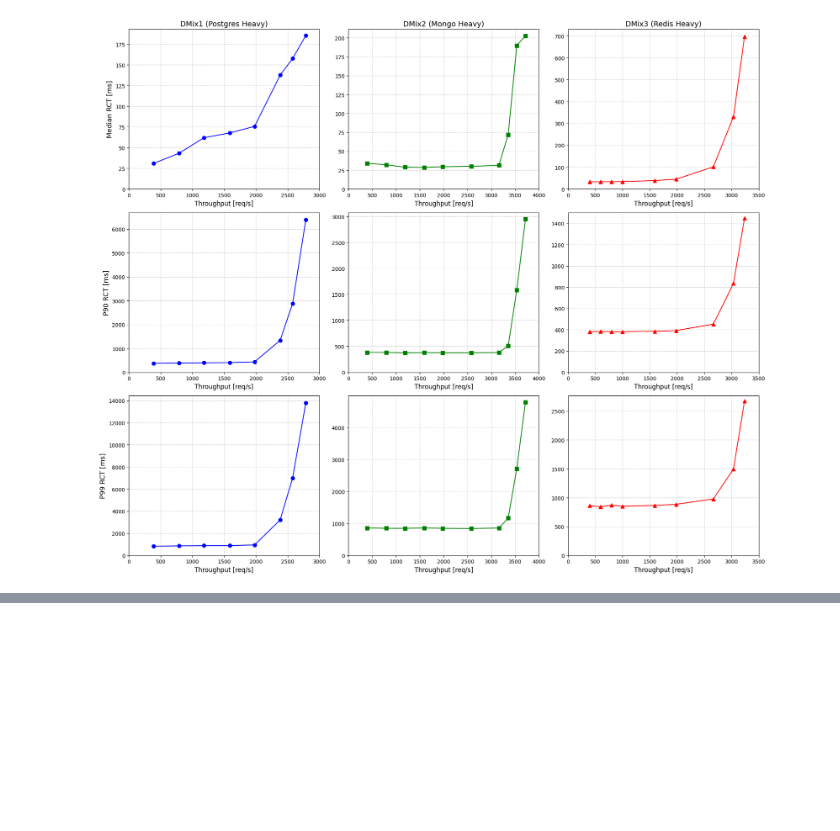
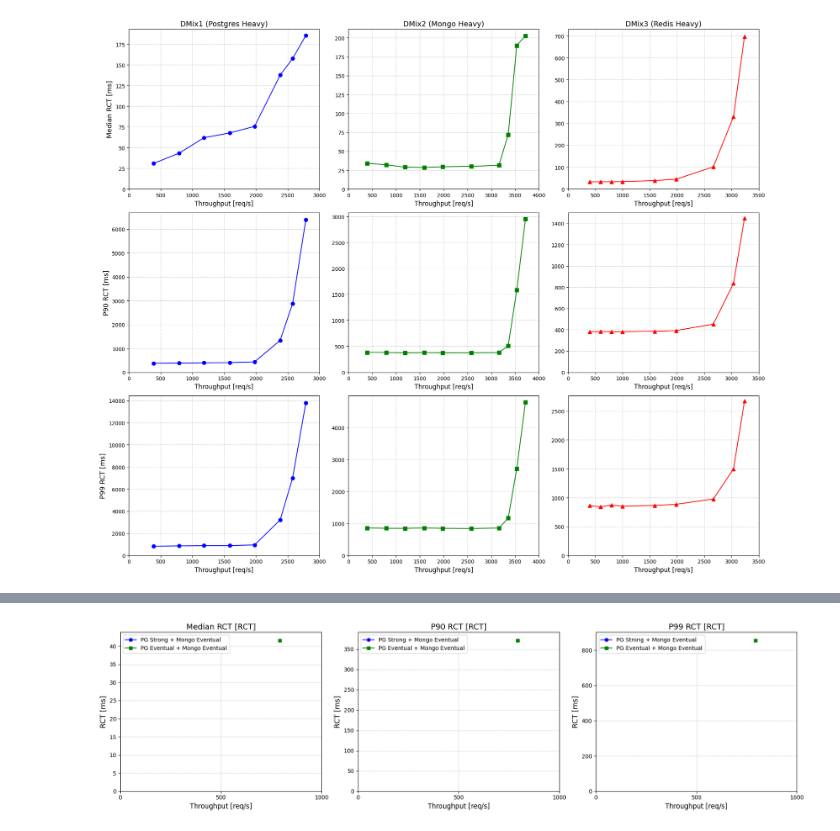
Before and after one commit to ritulS/MS_Benchmark, a Jupyter notebook: analysis_new.ipynb, the cells around one changed output, grey strips where cells are left out. Drawn from its saved outputs; the diff is of its cells as text; code cells hidden in the pictures; blank space fills up the shorter version.

```diff
--- a/analysis_new.ipynb
+++ b/analysis_new.ipynb
@@ -367,0 +401,79 @@ plot_9_separate_subplots(exp_output)
+# %%
+# pgs_mns_res = read_rct_data("./results/cons_exp_results/cons_pgS_mongoS", "PG Strong + Mongo Strong")
+pgs_mne_res = read_rct_data("./results/cons_exp_results/cons_pgS_mongoE", "PG Strong + Mongo Eventual")
+# pge_mns_res = read_rct_data("./results/cons_exp_results/cons_pgE_mongoS", "PG Eventual + Mongo Strong")
+pge_mne_res = read_rct_data("./results/cons_exp_results/cons_pgE_mongoE", "PG Eventual + Mongo Eventual")
+cons_exp_input = [pgs_mne_res, pge_mne_res]
+
+exp_output = gen_percentile_values(cons_exp_input)
+def plot_3_combined_graphs(data, title_suffix="RCT"):
+    """
+    Plot 3 separate graphs (one for each percentile: median, p90, p99).
+    Each graph contains multiple workloads as separate lines.
+
+    Parameters:
+    - data (dict): Nested dictionary where each outer key is a workload (e.g., 'Postgres Heavy')
+                   and the inner dictionary contains throughput values (keys) and metrics (values).
+    - title_suffix (str): Suffix for the titles of the plots.
+    """
+    percentiles = ['median', 'p90', 'p99']
+    workloads = list(data.keys())
+    colors = ['b', 'g', 'r', 'c', 'm', 'y', 'k']  # Unique colors for different workloads
+    markers = ['o', 's', '^', 'D', 'x', 'P', '*']  # Unique markers for workloads
+
+    fig, axes = plt.subplots(1, 3, figsize=(18, 5))  # 1 row, 3 columns for three graphs
+
+    for idx, percentile in enumerate(percentiles):
+        ax = axes[idx]
+
+        # Find the overall x-axis range across all workloads
+        all_x_values = sorted({int(k) for workload in workloads for k in data[workload].keys()})
+        x_min, x_max = min(all_x_values), max(all_x_values)
+
+        for i, workload in enumerate(workloads):
+            workload_data = data[workload]
+
+            # Convert throughput keys to integers and sort
+            x = sorted([int(k) for k in workload_data.keys()])
+            y = [workload_data[str(thr)][percentile] for thr in x]  # Extract RCT values
+
+            # Plot each workload on the same graph
+            ax.plot(
+                x, y,
+                color=colors[i % len(colors)],
+                marker=markers[i % len(markers)],
+                markersize=6,
+                label=f'{workload}'
+            )
+
+        # Set labels, titles, and grid
+        ax.set_title(f'{percentile.capitalize()} RCT [{title_suffix}]', fontsize=14)
+        ax.set_xlabel('Throughput [req/s]', fontsize=12)
+        ax.set_ylabel('RCT [ms]', fontsize=13)
+        ax.grid(True, linestyle='--', alpha=0.6)
+        ax.set_yscale('linear')
+        ax.set_ylim(0)
+
+        # if percentile == 'p90':
+        #     ax.set_ylim(0, 7300)  # *** Fixed max y-axis for p90 ***
+        # else:
+        #     ax.set_ylim(0)
+        # if percentile == 'p99':
+        #     ax.set_ylim(0, 14600)  # *** Fixed max y-axis for p90 ***
+        # else:
+        #     ax.set_ylim(0)
+
+        # Set x-axis ticks at rounded intervals
+        tick_interval = 500  # Adjust if needed
+        ax.set_xticks(np.arange(0, x_max + tick_interval, tick_interval))
+
+        # Add legend
+        ax.legend(fontsize=10)
+
+    # Adjust layout
+    plt.tight_layout()
+    plt.show()
+
+plot_3_combined_graphs(exp_output)
+# %% [output]
+[figure, added]
```
Also changed, not shown: parts of 5 cells of this notebook, 16 other files.
